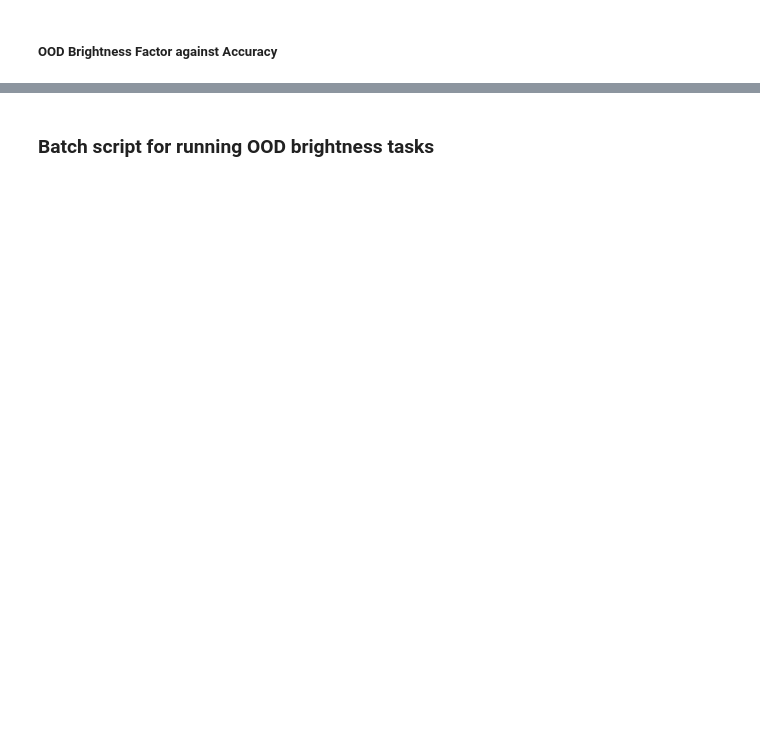
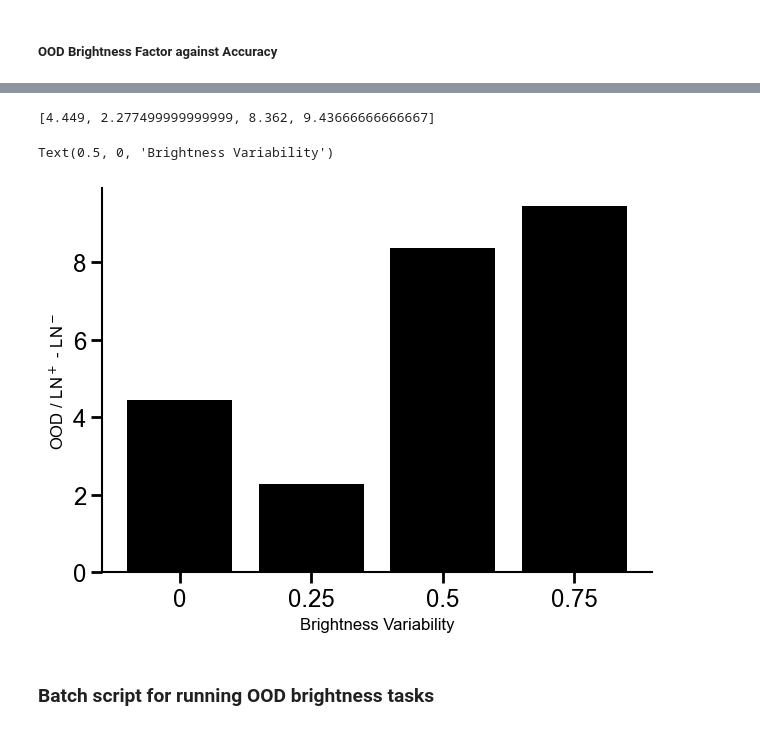
Before and after one commit to RoyHEyono/HomeostaticDANN, a Jupyter notebook: models/dense_mnist_task/notebooks/figures.ipynb, the cells around one changed output, grey strips where cells are left out. Cells and saved outputs as stored; diff of their text form; code cells hidden in the pictures; blank space fills up the shorter version.

```diff
--- a/models/dense_mnist_task/notebooks/figures.ipynb
+++ b/models/dense_mnist_task/notebooks/figures.ipynb
@@ -239,3 +246,29 @@ Text(0, 0.5, 'Accuracy')
+# %%
+fig, ax = plt.subplots()
+brightness_factors = [0, 0.25, 0.5, 0.75]
+ood_metrics = []
+for brightness_fact in brightness_factors:
+    medians = {"ln_false": [], "ln_true": []}
+    for idx, normtype in enumerate(['ln_false', 'ln_true']):
+        for i in np.linspace(-1,1,21):
+            bright_eval = np.round(i, 2)
+            runs = fetch_runs(api, entity='project_danns', project_name='Luminosity_Brightness_Robustness', filters={"config.dataset": "fashionmnist",
+                                                                "config.brightness_factor": brightness_fact, "config.brightness_factor_eval": bright_eval, "config.homeostasis": False, "config.normtype": normtype})
+
+            test_summary = [rn.summary['test_acc'] for rn in runs ]
+            if i < -brightness_fact or i > brightness_fact:
+                medians[normtype].append(np.median(test_summary))
+
+    ood_metrics.append(np.mean(np.array(medians['ln_true']) - np.array(medians['ln_false'])))
+
+print(ood_metrics)
+ax.bar([str(i) for i in brightness_factors], ood_metrics, color='black')
+ax.set_ylabel('OOD / LN$^+$ - LN$^-$')
+ax.set_xlabel('Brightness Variability')
+# %% [output]
+[4.449, 2.277499999999999, 8.362, 9.43666666666667]
+Text(0.5, 0, 'Brightness Variability')
+[figure, added]
 # %% [markdown]
 ### Batch script for running OOD brightness tasks
 # %%
```
Also changed, not shown: parts of 3 cells of this notebook.
